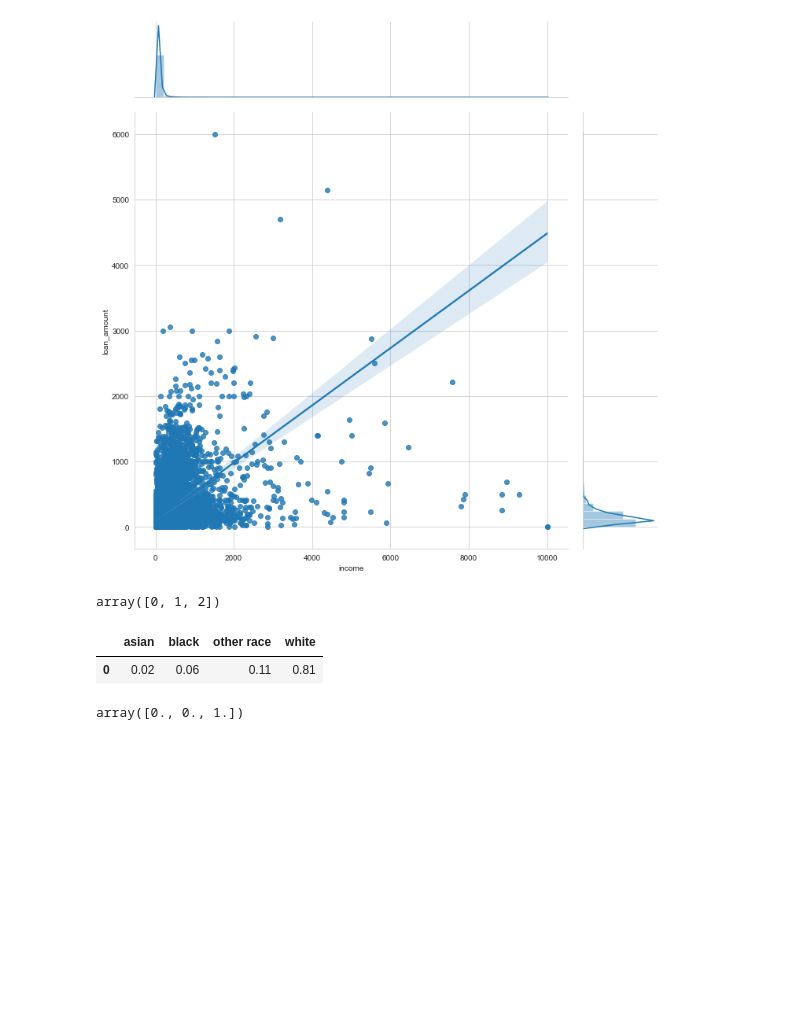
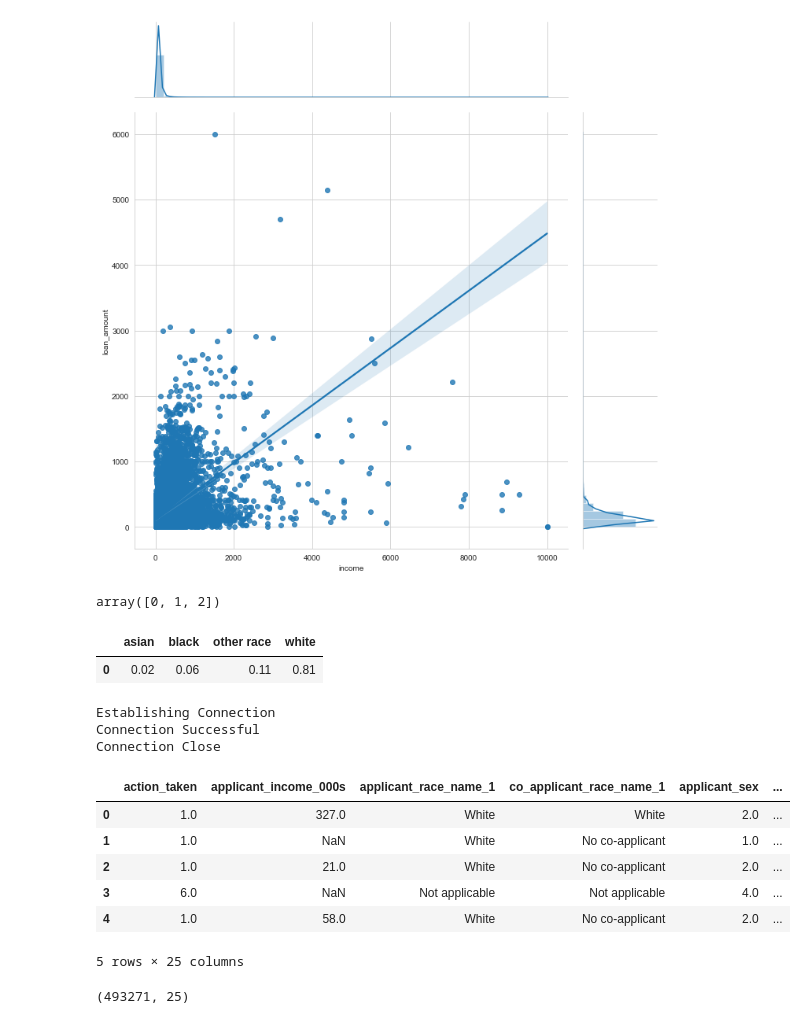
Before and after one commit to ewalsh/hmda, a Jupyter notebook: py_code/HMDA Loan Approval.ipynb, the cells around one changed output. Drawn from its saved outputs; the diff is of its cells as text; code cells hidden in the pictures; blank space fills up the shorter version.

Commit message:
query in notebook

```diff
--- a/py_code/HMDA Loan Approval.ipynb
+++ b/py_code/HMDA Loan Approval.ipynb
@@ -410,7 +410,11 @@ array([0, 1, 2])
 # %% [output]
 |  | asian | black | other race | white |
 | 0 | 0.02 | 0.06 | 0.11 | 0.81 |
-# %%
-np.empty(3)
-# %% [output]
-array([0., 0., 1.])
+# %%
+merge_query = {0: 'select lar.action_taken, lar.applicant_income_000s, lar.applicant_race_name_1, \
+lar.co_applicant_race_name_1, lar.applicant_sex, lar.lien_status, lar.loan_purpose, lar.loan_type, \
+lar.agency_code, lar.owner_occupancy, lar.property_type, lar.purchaser_type_name, lar.hud_median_family_income, \
+lar.loan_amount_000s, lar.number_of_1_to_4_family_units, lar.minority_population, lar.population, \
+lar.tract_to_msamd_income, census.emp, census.estab, census.payann, census.pop, census.county_code, \
+census.county_name, census.state_code from lar LEFT JOIN census ON lar.county_code = census.county_code \
+AND lar.state_code = 39'}
@@ -416,0 +423,20 @@ array([0., 0., 1.])
+# %%
+merged_data = get_query(merge_query[0])
+# %% [output]
+Establishing Connection
+Connection Successful
+Connection Close
+# %%
+merged_data.head()
+# %% [output]
+|  | action_taken | applicant_income_000s | applicant_race_name_1 | co_applicant_race_name_1 | applicant_sex | ... |
+| 0 | 1.0 | 327.0 | White | White | 2.0 | ... |
+| 1 | 1.0 | NaN | White | No co-applicant | 1.0 | ... |
+| 2 | 1.0 | 21.0 | White | No co-applicant | 2.0 | ... |
+| 3 | 6.0 | NaN | Not applicable | Not applicable | 4.0 | ... |
+| 4 | 1.0 | 58.0 | White | No co-applicant | 2.0 | ... |
+5 rows × 25 columns
+# %%
+merged_data.shape
+# %% [output]
+(493271, 25)
```
Also changed, not shown: parts of 1 cell of this notebook, 2 other files.
